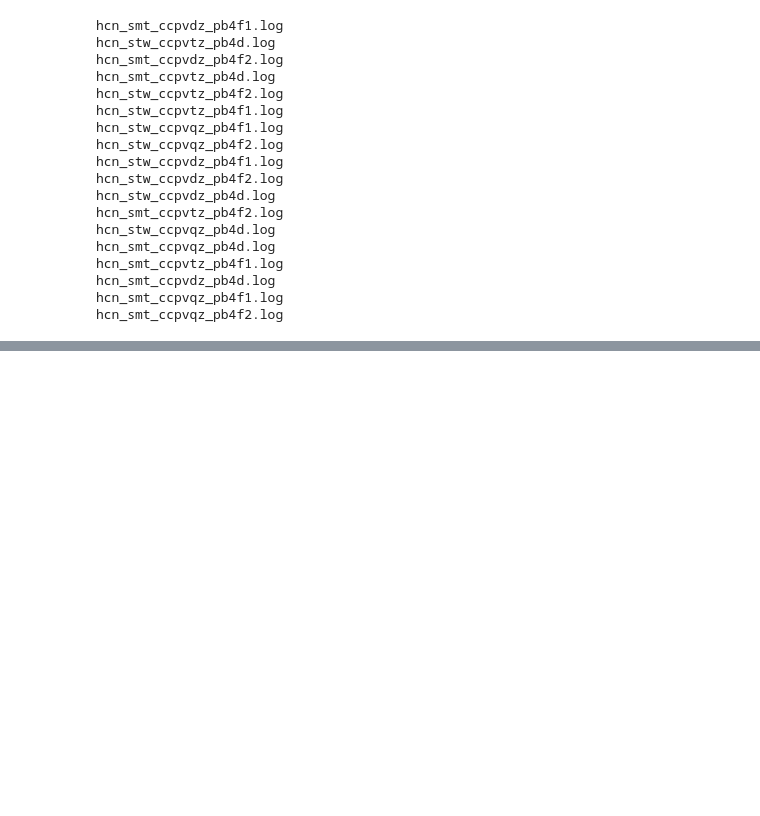
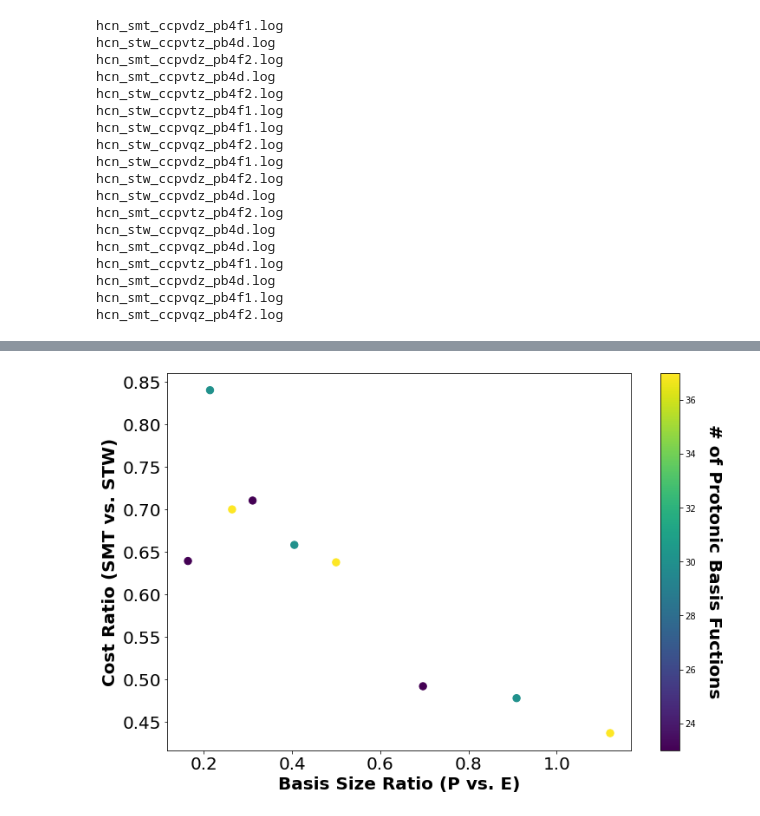
Before and after one commit to aodongliu/NEO-SCF-2ndYearExam, a Jupyter notebook: test_py_data_processing/DataProcessing.ipynb, the cells around one changed output, grey strips where cells are left out. Cells and saved outputs as stored; diff of their text form; code cells hidden in the pictures; blank space fills up the shorter version.

Commit message:
finished the dataprocessing jupyter notebook, also added plotting

```diff
--- a/test_py_data_processing/DataProcessing.ipynb
+++ b/test_py_data_processing/DataProcessing.ipynb
@@ -155,12 +171,13 @@ df = pd.DataFrame(columns=['Structure',
                           'PBasis',
                           'NEBasis',
                           'NPBasis',
-                          'NIter-SMT',
-                          'NIter-STW-E',
-                          'NIter-STW-P',
+                          'NSMT',
+                          'NSTW-E',
+                          'NSTW-P',
                           'E-SMT',
                           'E-STW',
                            'E-Diff',
                            'Basis Ratio',
                            'Cost Ratio'
                           ],index= Calculations)
+df
@@ -243,2 +209,0 @@ def getCompCost(NEFock,NPFock,NEBasis,NPBasis):
-# %%
-df['Cost Ratio'] = getCompCost(df['NIter-SMT'],df['NIter-SMT'],df['NEBasis'],df['NPBasis'])  / getCompCost(df['NIter-STW-E'],df['NIter-STW-P'],df['NEBasis'],df['NPBasis'])
@@ -259,0 +210,8 @@ df
+# %%
+# Do some post processing to get the energy difference, computational cost, and cost ratio
+df['E-Diff'] = df['E-SMT'] - df['E-STW']
+df['Cost Ratio'] = getCompCost(df['NSMT'],df['NSMT'],df['NEBasis'],df['NPBasis'])  / getCompCost(df['NSTW-E'],df['NSTW-P'],df['NEBasis'],df['NPBasis'])
+df['Basis Ratio'] = df['NPBasis'] / df['NEBasis']
+
+# Prints in a pretty manner
+df.style.format({'E-Diff': "{:.2E}",'E-STW': "{:.2f}",'E-SMT': "{:.2f}",'Basis Ratio': "{:.2f}",'Cost Ratio': "{:.2f}"})
@@ -259,0 +229,13 @@ df
+# %%
+plt.figure(figsize = (12,8))
+plt.scatter(df['Basis Ratio'],df['Cost Ratio'],c=df['NPBasis'],s=70)
+plt.xlabel('Basis Size Ratio (P vs. E)',size=20,weight='bold')
+plt.ylabel('Cost Ratio (SMT vs. STW)',size=20,weight='bold')
+plt.xticks(size=20)
+plt.yticks(fontsize=20)
+cbar = plt.colorbar()
+cbar.set_label('# of Protonic Basis Fuctions',size=20, weight='bold', labelpad=30, rotation=270)
+plt.savefig('test_hcn.pdf', dpi=600)
+plt.show()
+# %% [output]
+[figure, added]
```
Also changed, not shown: parts of 21 cells of this notebook, 5 other files.
